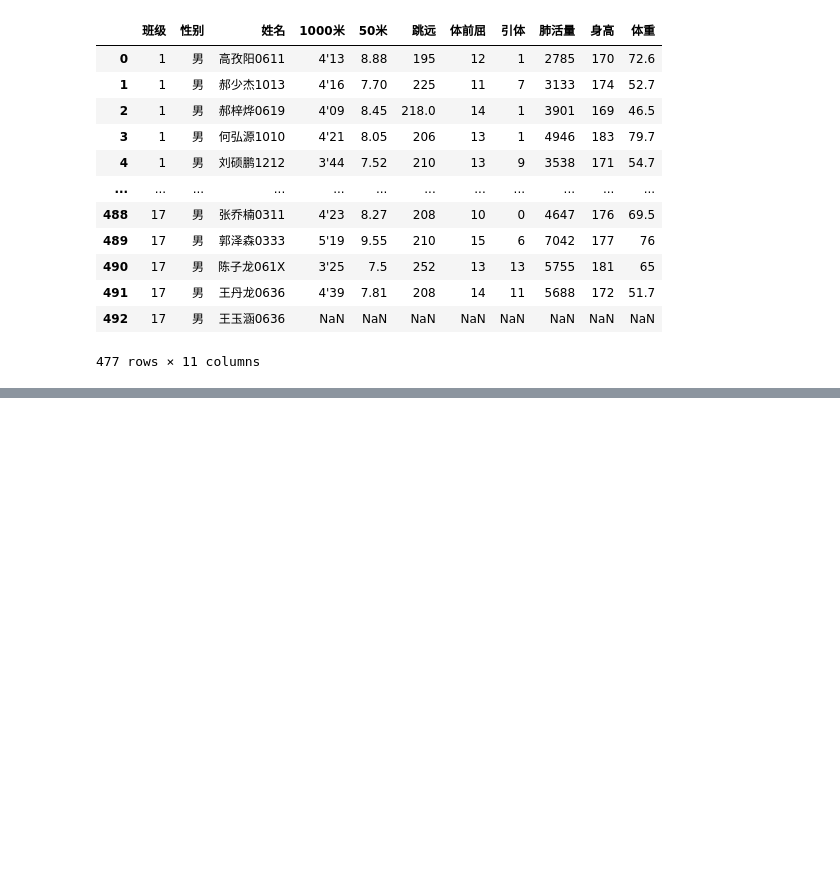
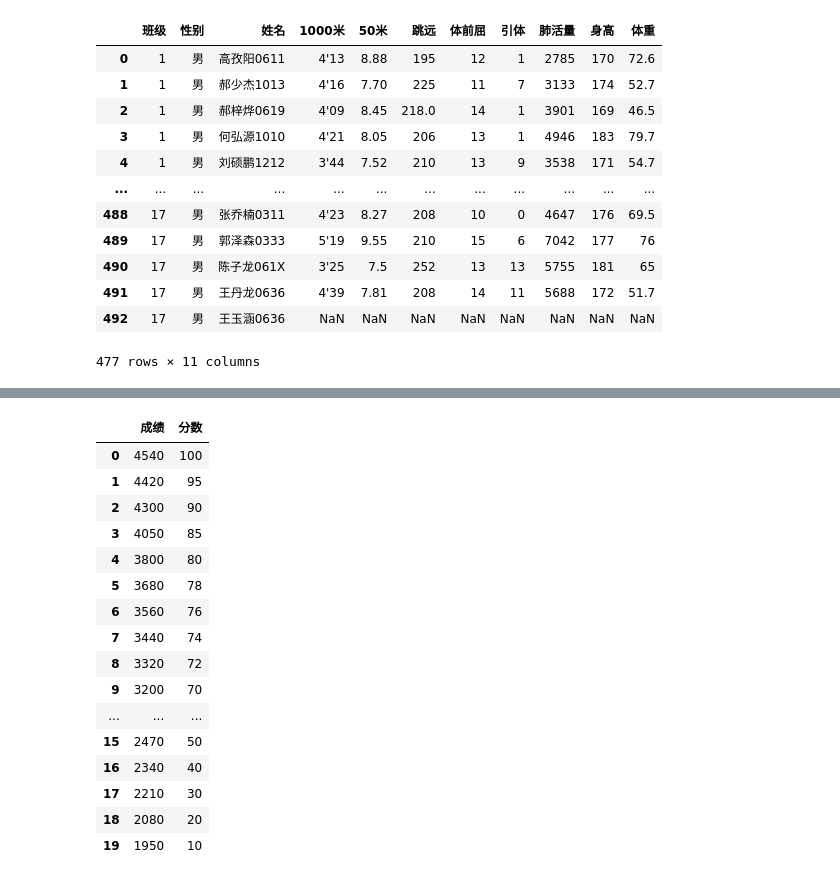
Before and after one commit to esir-indv/Pandas-Matplotlib, a Jupyter notebook: Ipynb/021_体测成绩分析.ipynb, the cells around one changed output, grey strips where cells are left out. Saved outputs shown, nothing was run; the diff lists cells and outputs as text; code cells hidden in the pictures; blank space fills up the shorter version.

```diff
--- a/Ipynb/021_体测成绩分析.ipynb
+++ b/Ipynb/021_体测成绩分析.ipynb
@@ -298,0 +337,23 @@ boy3['班级'].unique().tolist()
+# %%
+# 男肺活量
+
+vital = score_stand['男肺活量']
+vital
+# %% [output]
+|  | 成绩 | 分数 |
+| 0 | 4540 | 100 |
+| 1 | 4420 | 95 |
+| 2 | 4300 | 90 |
+| 3 | 4050 | 85 |
+| 4 | 3800 | 80 |
+| 5 | 3680 | 78 |
+| 6 | 3560 | 76 |
+| 7 | 3440 | 74 |
+| 8 | 3320 | 72 |
+| 9 | 3200 | 70 |
+| ... | ... | ... |
+| 15 | 2470 | 50 |
+| 16 | 2340 | 40 |
+| 17 | 2210 | 30 |
+| 18 | 2080 | 20 |
+| 19 | 1950 | 10 |
```
Also changed, not shown: parts of 21 cells of this notebook.
